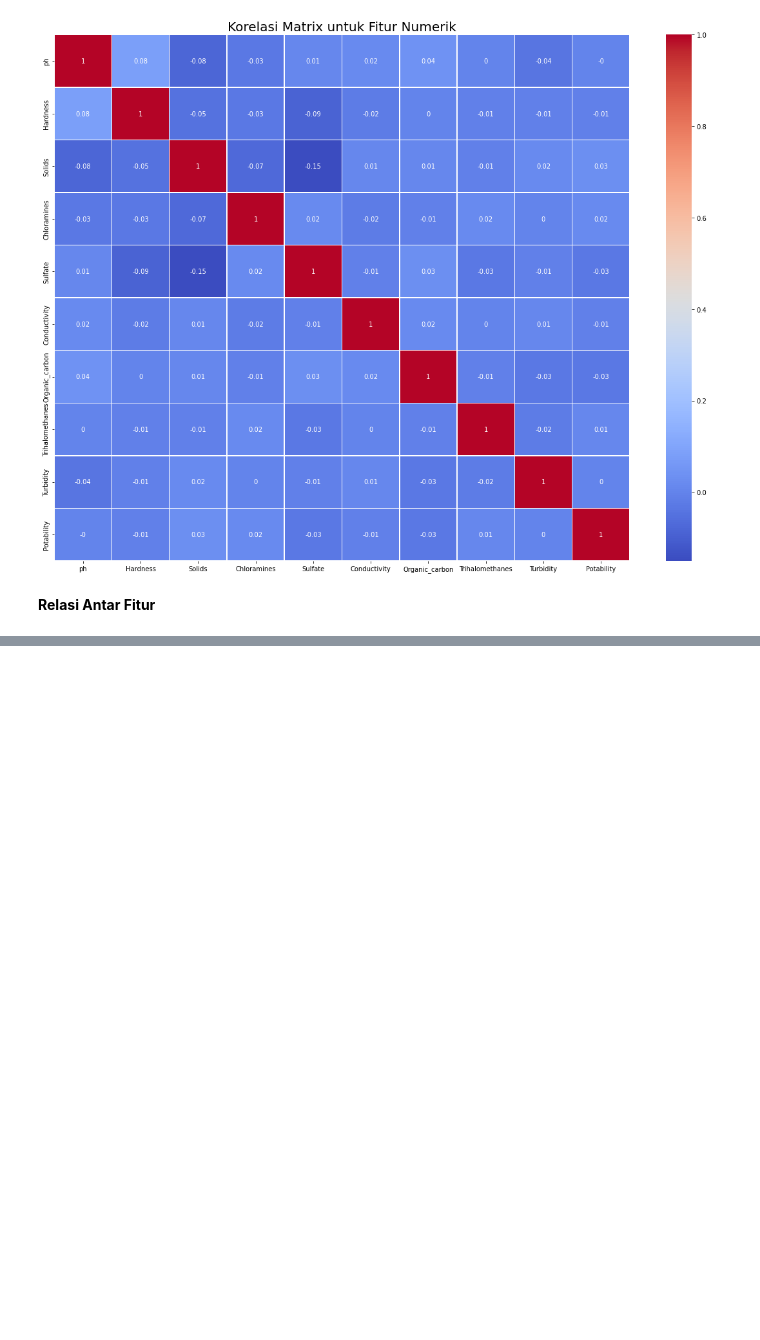
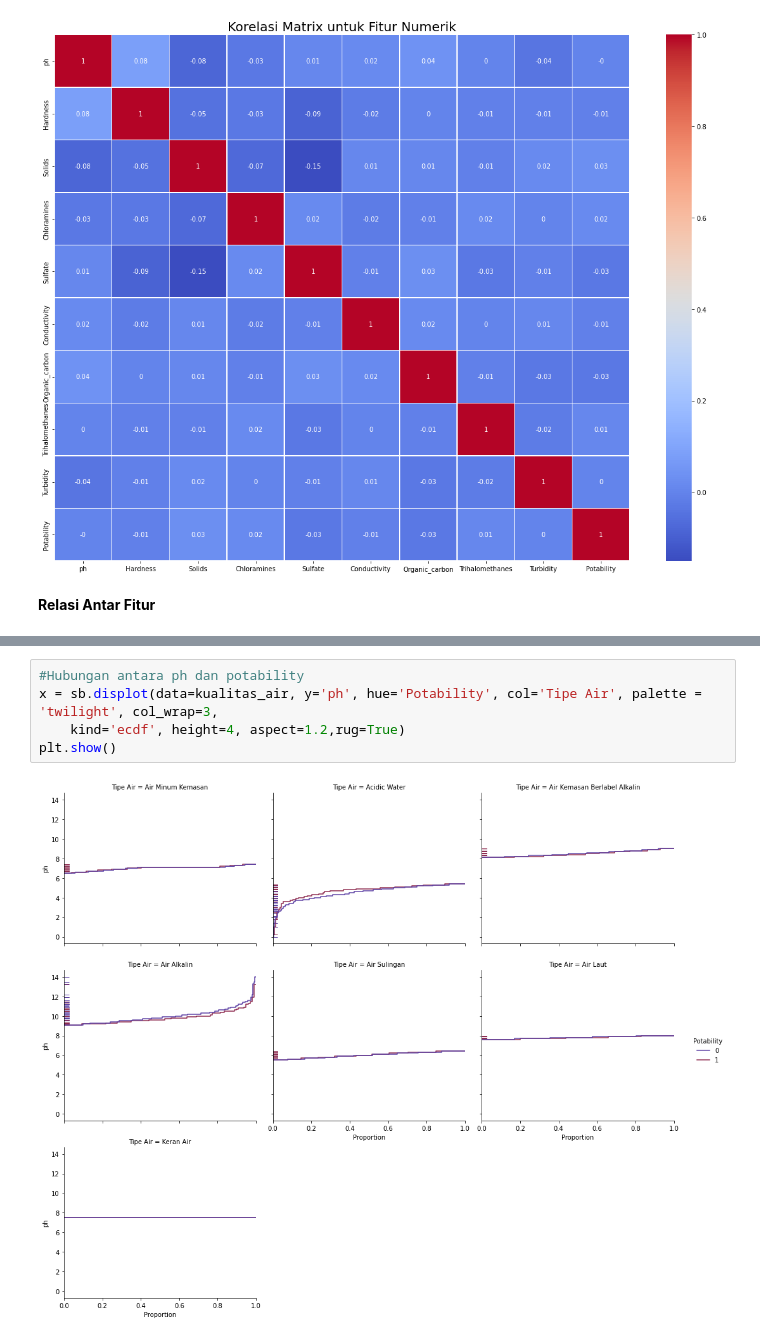
Before and after one commit to MuhamdIlyas/capstone, a Jupyter notebook: MachineLearning/Capstone.ipynb, the cells around one changed output, grey strips where cells are left out. Cells and saved outputs as stored; diff of their text form; blank space fills up the shorter version.

```diff
--- a/MachineLearning/Capstone.ipynb
+++ b/MachineLearning/Capstone.ipynb
@@ -378,0 +382,7 @@ ValueError: ignored
+# %%
+#Hubungan antara ph dan potability
+x = sb.displot(data=kualitas_air, y='ph', hue='Potability', col='Tipe Air', palette = 'twilight', col_wrap=3,
+    kind='ecdf', height=4, aspect=1.2,rug=True)
+plt.show()
+# %% [output]
+[figure, added]
```
Also changed, not shown: parts of 13 cells of this notebook.
